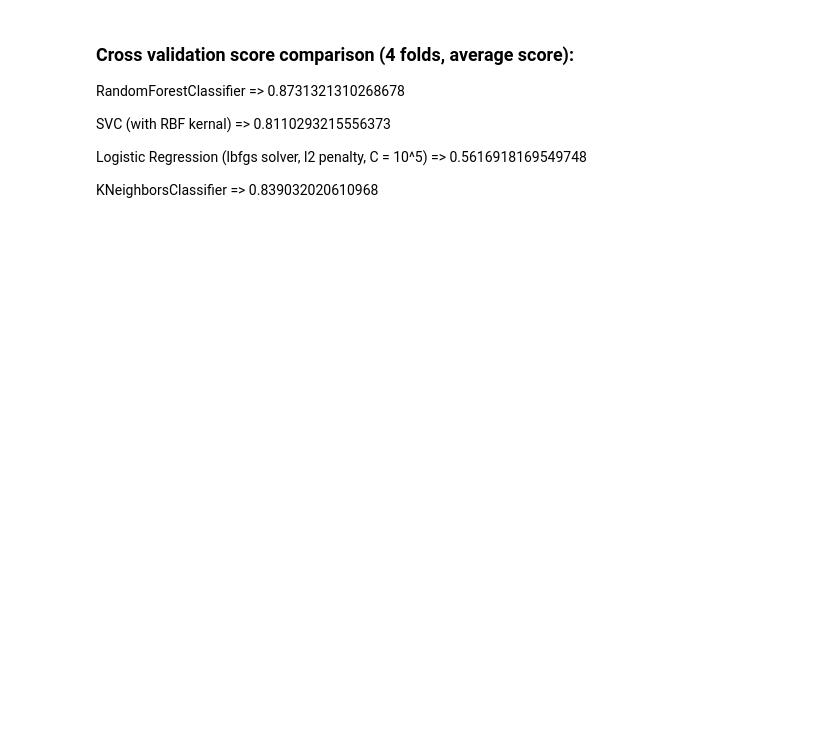
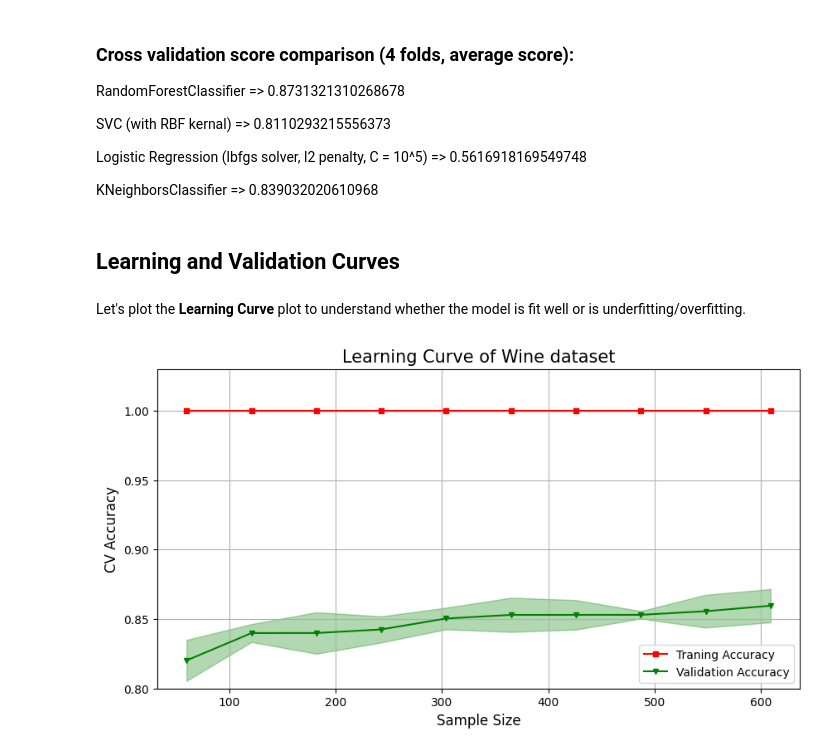
Before and after one commit to ByteBard58/Wine_Research, a Jupyter notebook: research.ipynb, the cells around one changed output. Drawn from its saved outputs; the diff is of its cells as text; code cells hidden in the pictures; blank space fills up the shorter version.

```diff
--- a/research.ipynb
+++ b/research.ipynb
@@ -259,3 +277,34 @@ Logistic Regression (lbfgs solver, l2 penalty, C = 10^5)
 
 KNeighborsClassifier
 => 0.839032020610968
+# %% [markdown]
+## Learning and Validation Curves
+# %% [markdown]
+Let's plot the **Learning Curve** plot to understand whether the model is fit well or is underfitting/overfitting.
+# %%
+train_size,train_score,val_score = learning_curve(
+  pipe,x_train,y_train,train_sizes=np.linspace(0.1,1.0,10),shuffle=True,cv=5,
+  random_state=108,n_jobs=-1
+)
+# %%
+train_mean = np.mean(train_score,axis=1)
+train_std = np.std(train_score,axis=1)
+test_mean = np.mean(val_score,axis=1)
+test_std = np.std(val_score,axis=1)
+
+plt.figure(figsize=(10,5))
+plt.plot(train_size,train_mean,marker="s",markersize=4,label="Traning Accuracy",color="red")
+plt.fill_between(train_size, train_mean + train_std, train_mean-train_std,color="red",alpha=0.3)
+
+plt.plot(train_size,test_mean,marker="v",markersize=4,label="Validation Accuracy",color="green")
+plt.fill_between(train_size,test_mean + test_std,test_mean - test_std,color="green",alpha=0.3)
+
+plt.title("Learning Curve of Wine dataset",fontdict={"fontsize":15})
+plt.xlabel("Sample Size",fontdict={"fontsize":12})
+plt.ylabel("CV Accuracy",fontdict={"fontsize":12})
+plt.legend()
+plt.grid()
+plt.ylim(0.8,1.03)
+plt.show()
+# %% [output]
+[figure, added]
```
Also changed, not shown: parts of 13 cells of this notebook.
